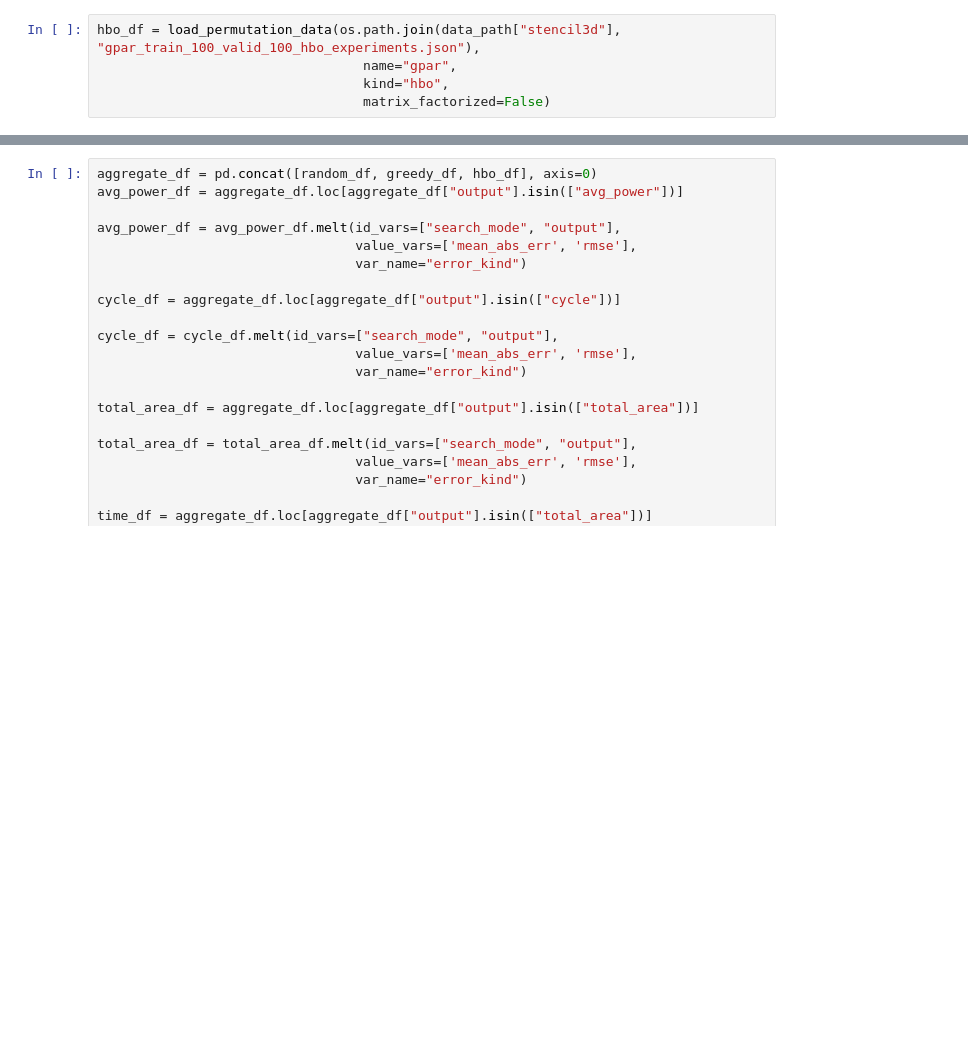
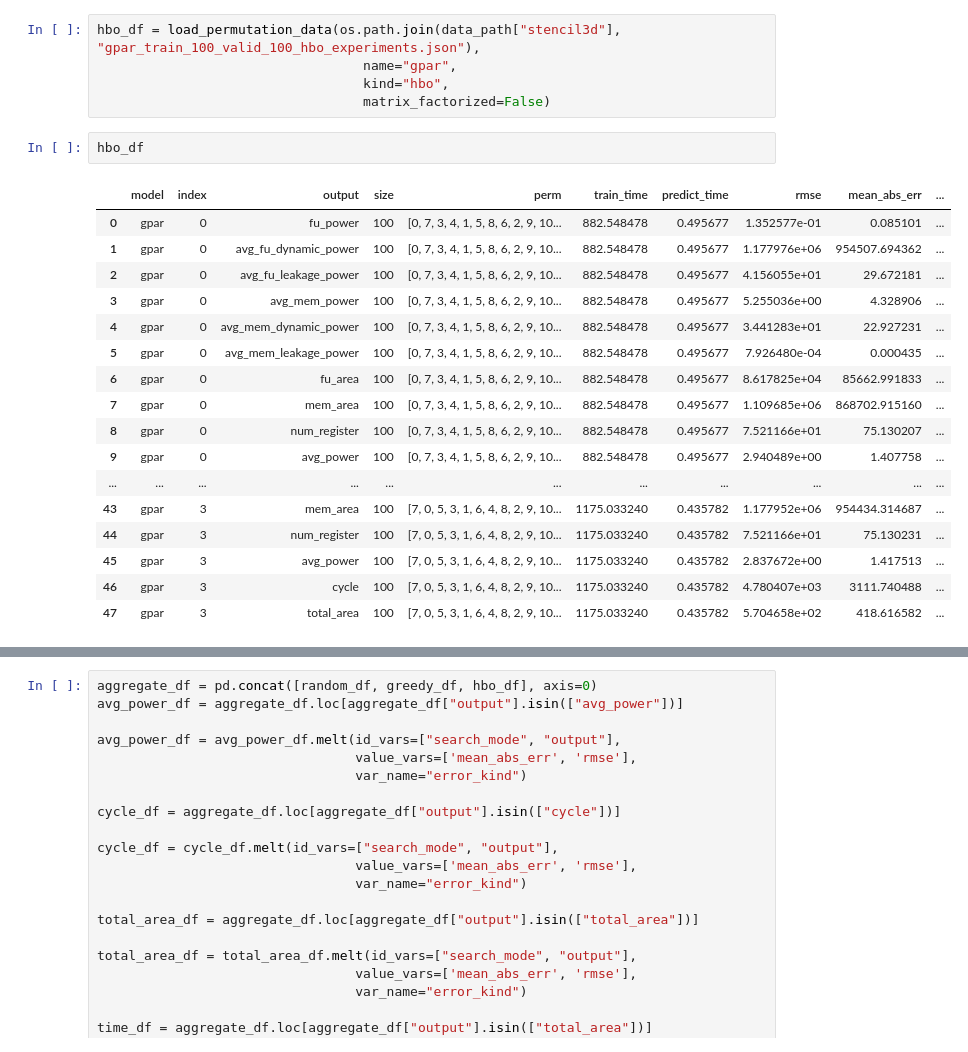
Before and after one commit to gncs/boa, a Jupyter notebook: notebooks/Ordering Visualisation.ipynb, the cells around one changed output, grey strips where cells are left out. Saved outputs shown, nothing was run; the diff lists cells and outputs as text; blank space fills up the shorter version.

```diff
--- a/notebooks/Ordering Visualisation.ipynb
+++ b/notebooks/Ordering Visualisation.ipynb
@@ -367,3 +317,23 @@ hbo_df = load_permutation_data(os.path.join(data_path["stencil3d"], "gpar_train_
                                   name="gpar",
                                   kind="hbo",
                                   matrix_factorized=False)
+# %%
+hbo_df
+# %% [output]
+|  | model | index | output | size | perm | train_time | predict_time | rmse | mean_abs_err | ... |
+| 0 | gpar | 0 | fu_power | 100 | [0, 7, 3, 4, 1, 5, 8, 6, 2, 9, 10... | 882.548478 | 0.495677 | 1.352577e-01 | 0.085101 | ... |
+| 1 | gpar | 0 | avg_fu_dynamic_power | 100 | [0, 7, 3, 4, 1, 5, 8, 6, 2, 9, 10... | 882.548478 | 0.495677 | 1.177976e+06 | 954507.694362 | ... |
+| 2 | gpar | 0 | avg_fu_leakage_power | 100 | [0, 7, 3, 4, 1, 5, 8, 6, 2, 9, 10... | 882.548478 | 0.495677 | 4.156055e+01 | 29.672181 | ... |
+| 3 | gpar | 0 | avg_mem_power | 100 | [0, 7, 3, 4, 1, 5, 8, 6, 2, 9, 10... | 882.548478 | 0.495677 | 5.255036e+00 | 4.328906 | ... |
+| 4 | gpar | 0 | avg_mem_dynamic_power | 100 | [0, 7, 3, 4, 1, 5, 8, 6, 2, 9, 10... | 882.548478 | 0.495677 | 3.441283e+01 | 22.927231 | ... |
+| 5 | gpar | 0 | avg_mem_leakage_power | 100 | [0, 7, 3, 4, 1, 5, 8, 6, 2, 9, 10... | 882.548478 | 0.495677 | 7.926480e-04 | 0.000435 | ... |
+| 6 | gpar | 0 | fu_area | 100 | [0, 7, 3, 4, 1, 5, 8, 6, 2, 9, 10... | 882.548478 | 0.495677 | 8.617825e+04 | 85662.991833 | ... |
+| 7 | gpar | 0 | mem_area | 100 | [0, 7, 3, 4, 1, 5, 8, 6, 2, 9, 10... | 882.548478 | 0.495677 | 1.109685e+06 | 868702.915160 | ... |
+| 8 | gpar | 0 | num_register | 100 | [0, 7, 3, 4, 1, 5, 8, 6, 2, 9, 10... | 882.548478 | 0.495677 | 7.521166e+01 | 75.130207 | ... |
+| 9 | gpar | 0 | avg_power | 100 | [0, 7, 3, 4, 1, 5, 8, 6, 2, 9, 10... | 882.548478 | 0.495677 | 2.940489e+00 | 1.407758 | ... |
+| ... | ... | ... | ... | ... | ... | ... | ... | ... | ... | ... |
+| 43 | gpar | 3 | mem_area | 100 | [7, 0, 5, 3, 1, 6, 4, 8, 2, 9, 10... | 1175.033240 | 0.435782 | 1.177952e+06 | 954434.314687 | ... |
+| 44 | gpar | 3 | num_register | 100 | [7, 0, 5, 3, 1, 6, 4, 8, 2, 9, 10... | 1175.033240 | 0.435782 | 7.521166e+01 | 75.130231 | ... |
+| 45 | gpar | 3 | avg_power | 100 | [7, 0, 5, 3, 1, 6, 4, 8, 2, 9, 10... | 1175.033240 | 0.435782 | 2.837672e+00 | 1.417513 | ... |
+| 46 | gpar | 3 | cycle | 100 | [7, 0, 5, 3, 1, 6, 4, 8, 2, 9, 10... | 1175.033240 | 0.435782 | 4.780407e+03 | 3111.740488 | ... |
+| 47 | gpar | 3 | total_area | 100 | [7, 0, 5, 3, 1, 6, 4, 8, 2, 9, 10... | 1175.033240 | 0.435782 | 5.704658e+02 | 418.616582 | ... |
```
Also changed, not shown: parts of 8 cells of this notebook, 5 other files.
